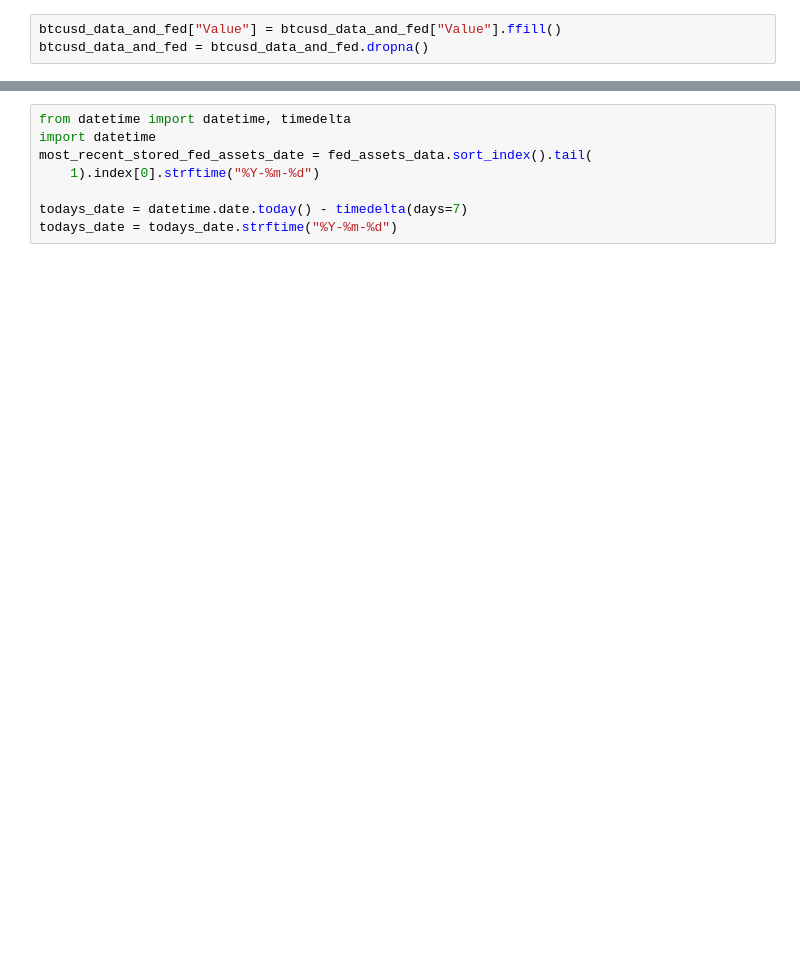
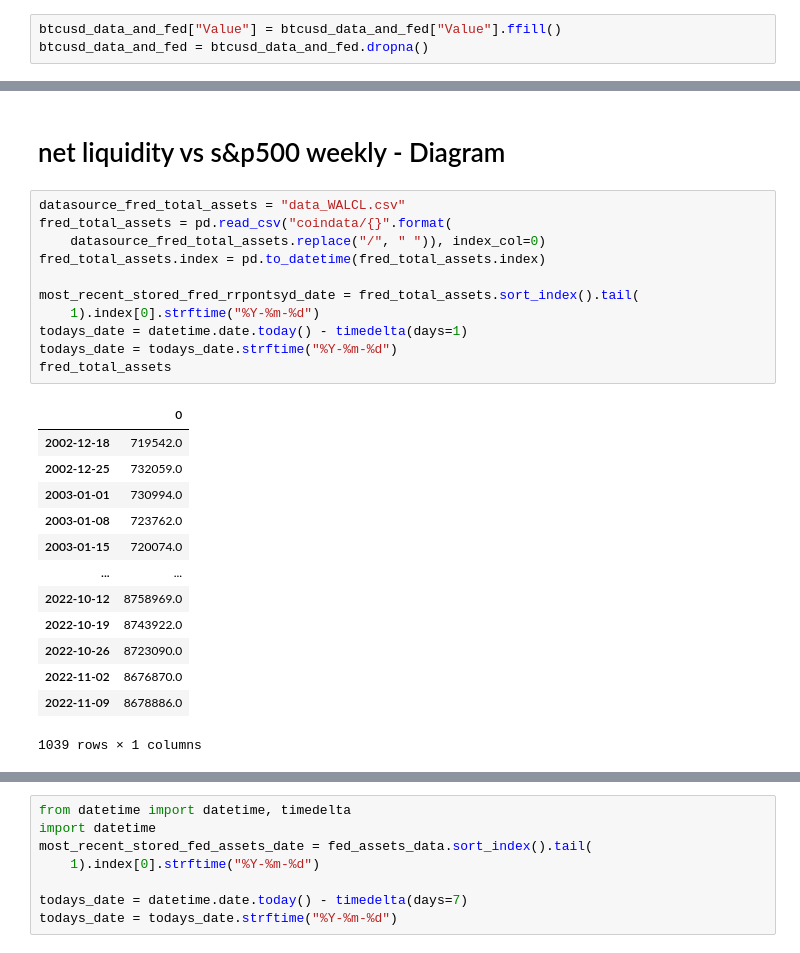
Before and after one commit to mgebele/crypto_charts_stats, a Jupyter notebook: test.ipynb, the cells around one changed output, grey strips where cells are left out. Cells and saved outputs as stored; diff of their text form; blank space fills up the shorter version.

Commit message:
added fed net liquidity

```diff
--- a/test.ipynb
+++ b/test.ipynb
@@ -126,0 +242,27 @@ btcusd_data_and_fed["111_movingaverage_per_FedAssets"] = pd.Series.rolling(btcus
+# %% [markdown]
+# net liquidity vs s&p500 weekly - Diagram
+# %%
+datasource_fred_total_assets = "data_WALCL.csv"
+fred_total_assets = pd.read_csv("coindata/{}".format(
+    datasource_fred_total_assets.replace("/", " ")), index_col=0)
+fred_total_assets.index = pd.to_datetime(fred_total_assets.index)
+
+most_recent_stored_fred_rrpontsyd_date = fred_total_assets.sort_index().tail(
+    1).index[0].strftime("%Y-%m-%d")
+todays_date = datetime.date.today() - timedelta(days=1)
+todays_date = todays_date.strftime("%Y-%m-%d")
+fred_total_assets
+# %% [output]
+|  | 0 |
+| 2002-12-18 | 719542.0 |
+| 2002-12-25 | 732059.0 |
+| 2003-01-01 | 730994.0 |
+| 2003-01-08 | 723762.0 |
+| 2003-01-15 | 720074.0 |
+| ... | ... |
+| 2022-10-12 | 8758969.0 |
+| 2022-10-19 | 8743922.0 |
+| 2022-10-26 | 8723090.0 |
+| 2022-11-02 | 8676870.0 |
+| 2022-11-09 | 8678886.0 |
+1039 rows × 1 columns
```
Also changed, not shown: parts of 39 cells of this notebook, 7 other files.
